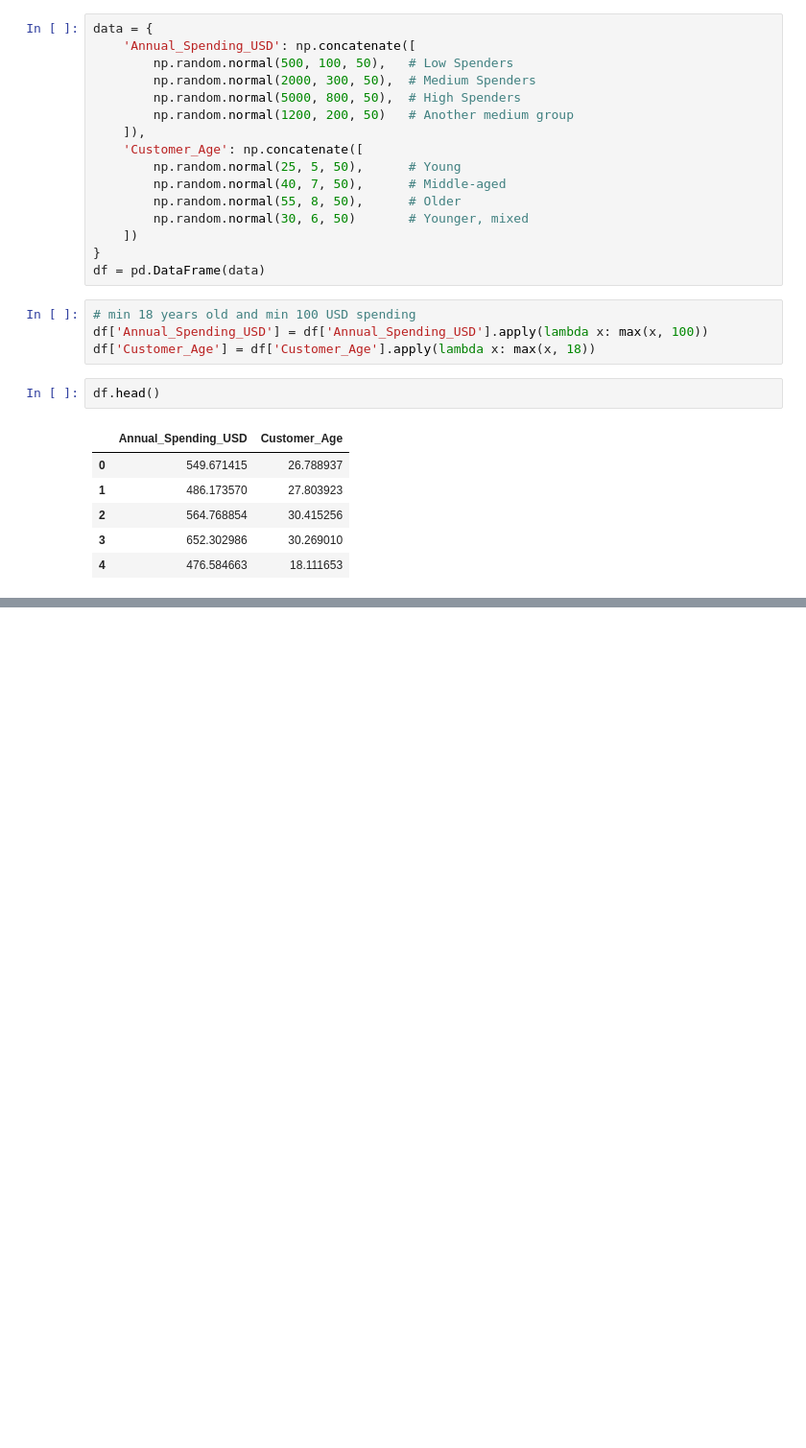
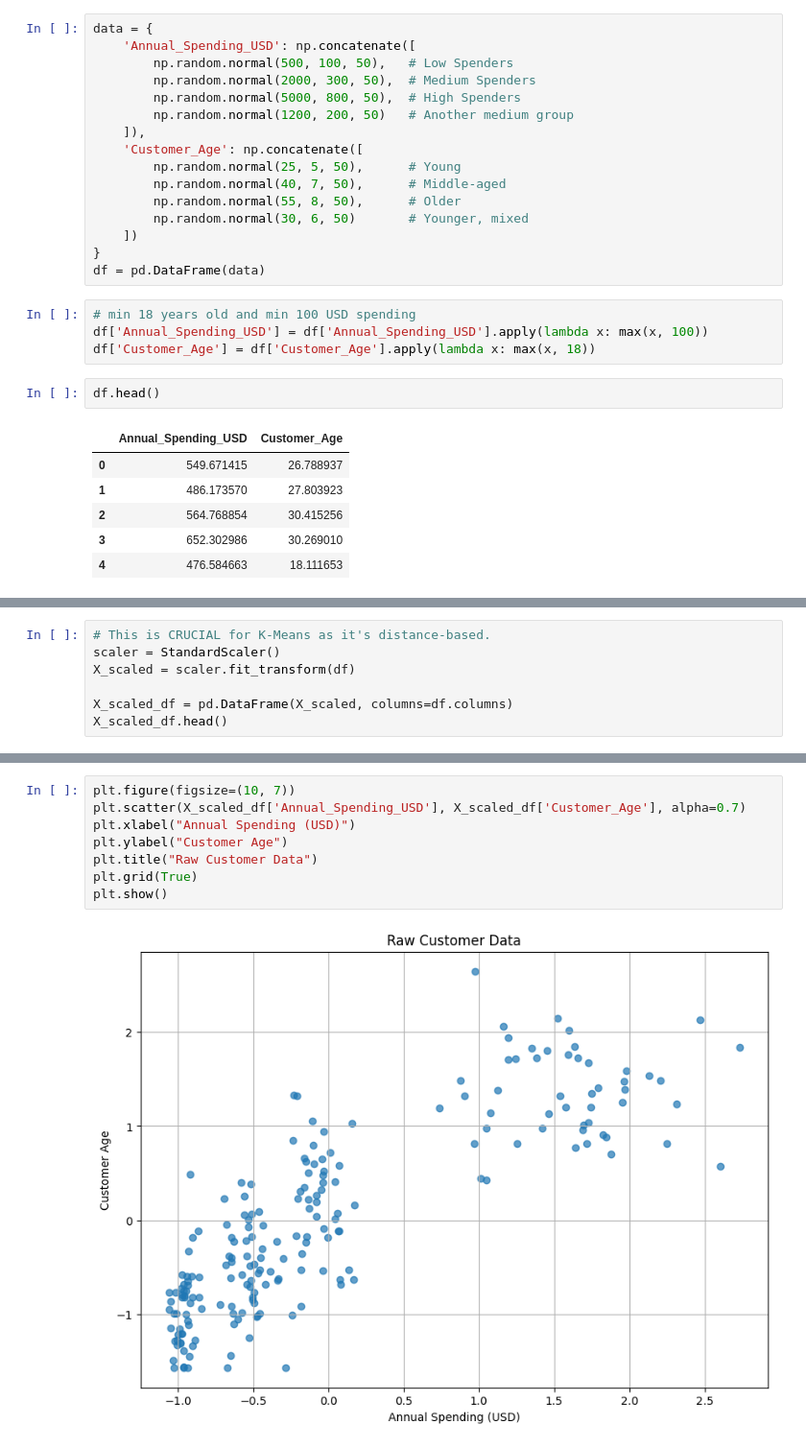
Before and after one commit to mrmyothet/Practical-ML, a Jupyter notebook: machine_learning/K-Means-Clustering/k_mean_clustering_framework.ipynb, the cells around one changed output, grey strips where cells are left out. Shown at 96% size. Drawn from its saved outputs; the diff is of its cells as text; blank space fills up the shorter version.

Commit message:
run k_mean_clustering_framework notebook

```diff
--- a/machine_learning/K-Means-Clustering/k_mean_clustering_framework.ipynb
+++ b/machine_learning/K-Means-Clustering/k_mean_clustering_framework.ipynb
@@ -39,0 +50,7 @@ df.head()
+# %%
+# This is CRUCIAL for K-Means as it's distance-based.
+scaler = StandardScaler()
+X_scaled = scaler.fit_transform(df)
+
+X_scaled_df = pd.DataFrame(X_scaled, columns=df.columns)
+X_scaled_df.head()
@@ -39,0 +64,10 @@ df.head()
+# %%
+plt.figure(figsize=(10, 7))
+plt.scatter(X_scaled_df['Annual_Spending_USD'], X_scaled_df['Customer_Age'], alpha=0.7)
+plt.xlabel("Annual Spending (USD)")
+plt.ylabel("Customer Age")
+plt.title("Raw Customer Data")
+plt.grid(True)
+plt.show()
+# %% [output]
+[figure, added]
```
Also changed, not shown: parts of 5 cells of this notebook.
